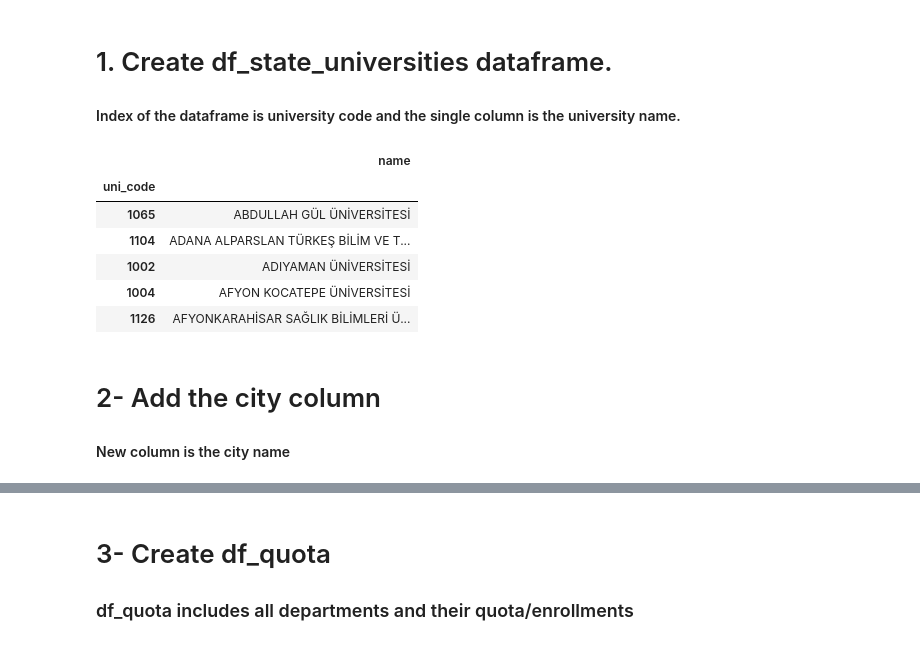
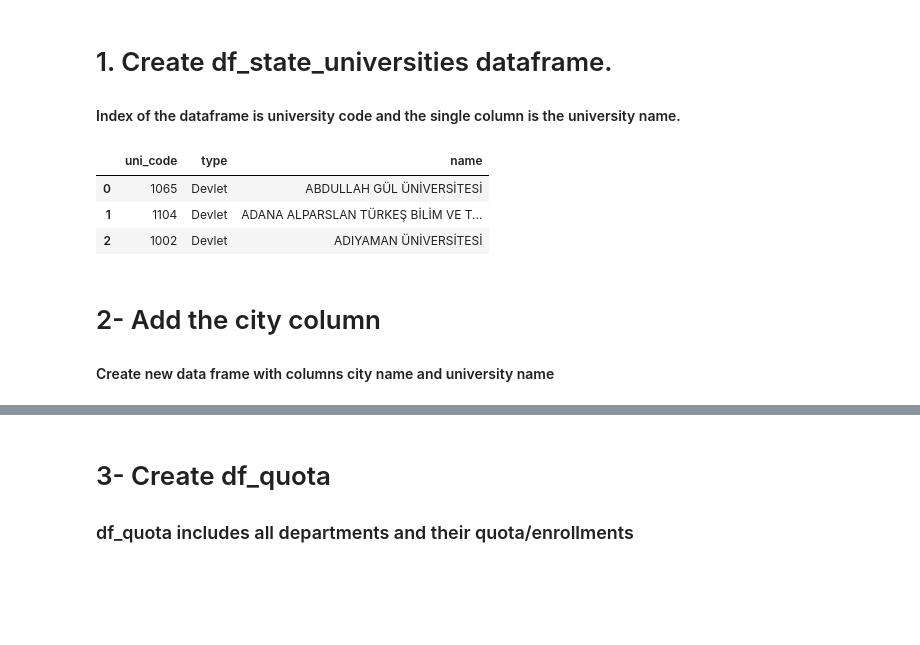
Before and after one commit to onertartan/high-education-analysis-of-turkey, a Jupyter notebook: web-scraping-yok-atlas.ipynb, the cells around one changed output, grey strips where cells are left out. Drawn from its saved outputs; the diff is of its cells as text; code cells hidden in the pictures; blank space fills up the shorter version.

```diff
--- a/web-scraping-yok-atlas.ipynb
+++ b/web-scraping-yok-atlas.ipynb
@@ -18,24 +19,26 @@ https://googlechromelabs.github.io/chrome-for-testing/
 # %%
 service = Service("chromedriver.exe")
 driver= webdriver.Chrome(service=service)
 driver.get("https://yokatlas.yok.gov.tr/lisans-anasayfa.php")
 driver.maximize_window()
-optgroup = driver.find_element(by=By.XPATH, value="//optgroup[@label='Devlet Üniversiteleri']")
-options = optgroup.find_elements (by=By.TAG_NAME,value="option")
-state_universities ={option.get_attribute("value"):option.get_attribute("innerText")   for option in options}
-df_state_universities = pd.DataFrame(data = state_universities.values(), index=state_universities.keys(),columns=["name"] )
-df_state_universities.index.name="uni_code"
-df_state_universities.head()
+driver.implicitly_wait(5)
+optgroups = driver.find_elements(by=By.XPATH,value="//optgroup[@label]")[:4]
+labels = [optgroup.get_attribute("label").split()[0]   for optgroup in optgroups]
+universities = { }
+
+for label , optgroup in zip(labels,optgroups):
+    options = optgroup.find_elements (by=By.TAG_NAME,value="option")
+    universities[label] = {int(option.get_attribute("value")):option.get_attribute("innerText").strip()  for option in options}
+df_universities =pd.DataFrame.from_dict(universities).stack().to_frame().reset_index()
+df_universities.columns = ["uni_code","type","name"]
+df_universities.head(3)
 # %% [output]
-|  | name |
-| uni_code |  |
-| 1065 | ABDULLAH GÜL ÜNİVERSİTESİ |
-| 1104 | ADANA ALPARSLAN TÜRKEŞ BİLİM VE T... |
-| 1002 | ADIYAMAN ÜNİVERSİTESİ |
-| 1004 | AFYON KOCATEPE ÜNİVERSİTESİ |
-| 1126 | AFYONKARAHİSAR SAĞLIK BİLİMLERİ Ü... |
+|  | uni_code | type | name |
+| 0 | 1065 | Devlet | ABDULLAH GÜL ÜNİVERSİTESİ |
+| 1 | 1104 | Devlet | ADANA ALPARSLAN TÜRKEŞ BİLİM VE T... |
+| 2 | 1002 | Devlet | ADIYAMAN ÜNİVERSİTESİ |
 # %% [markdown]
 # 2- Add the city column
-#### New column is the city name
+#### Create new data frame with columns city name and university name
 # %%
 driver.get("https://yokatlas.yok.gov.tr/universite.php")
```
Also changed, not shown: parts of 26 cells of this notebook, 3 other files.
